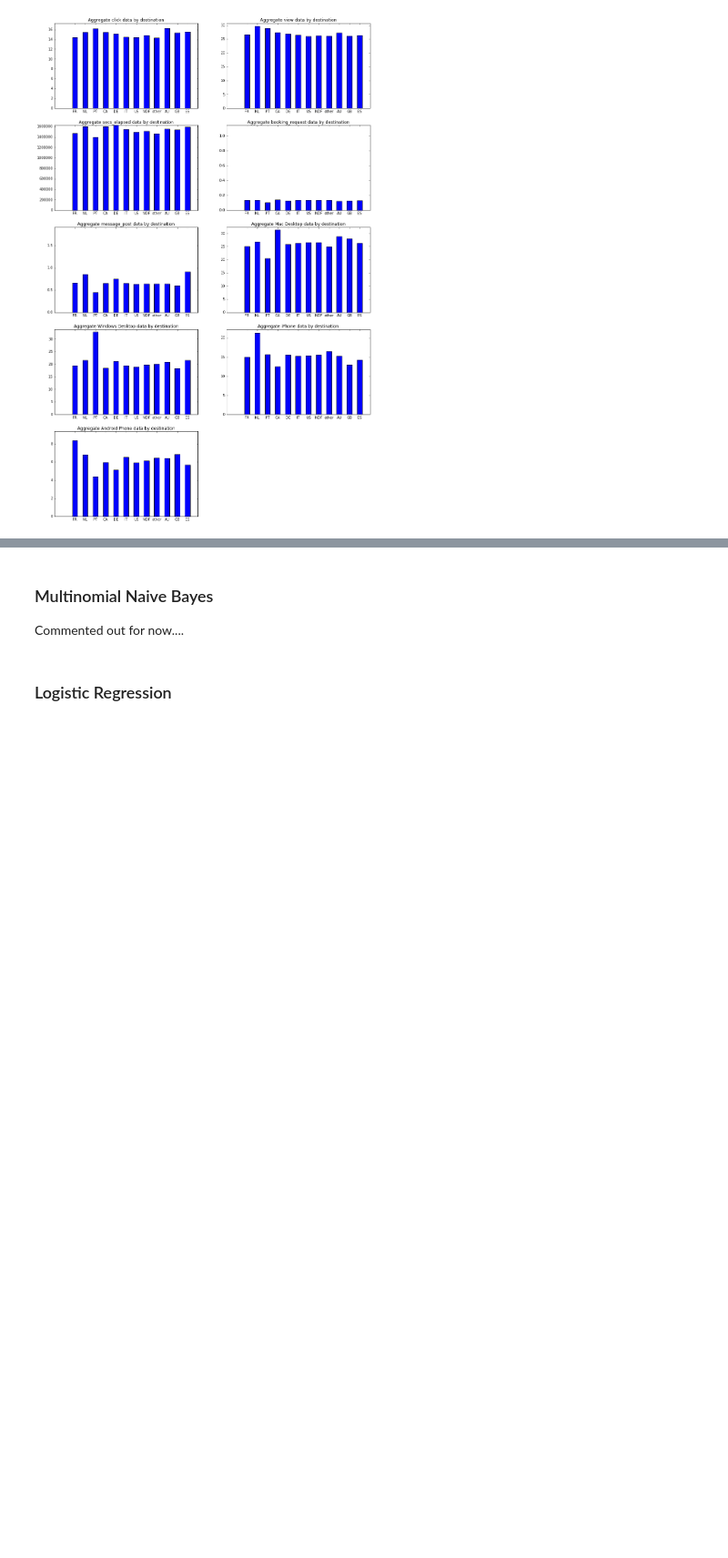
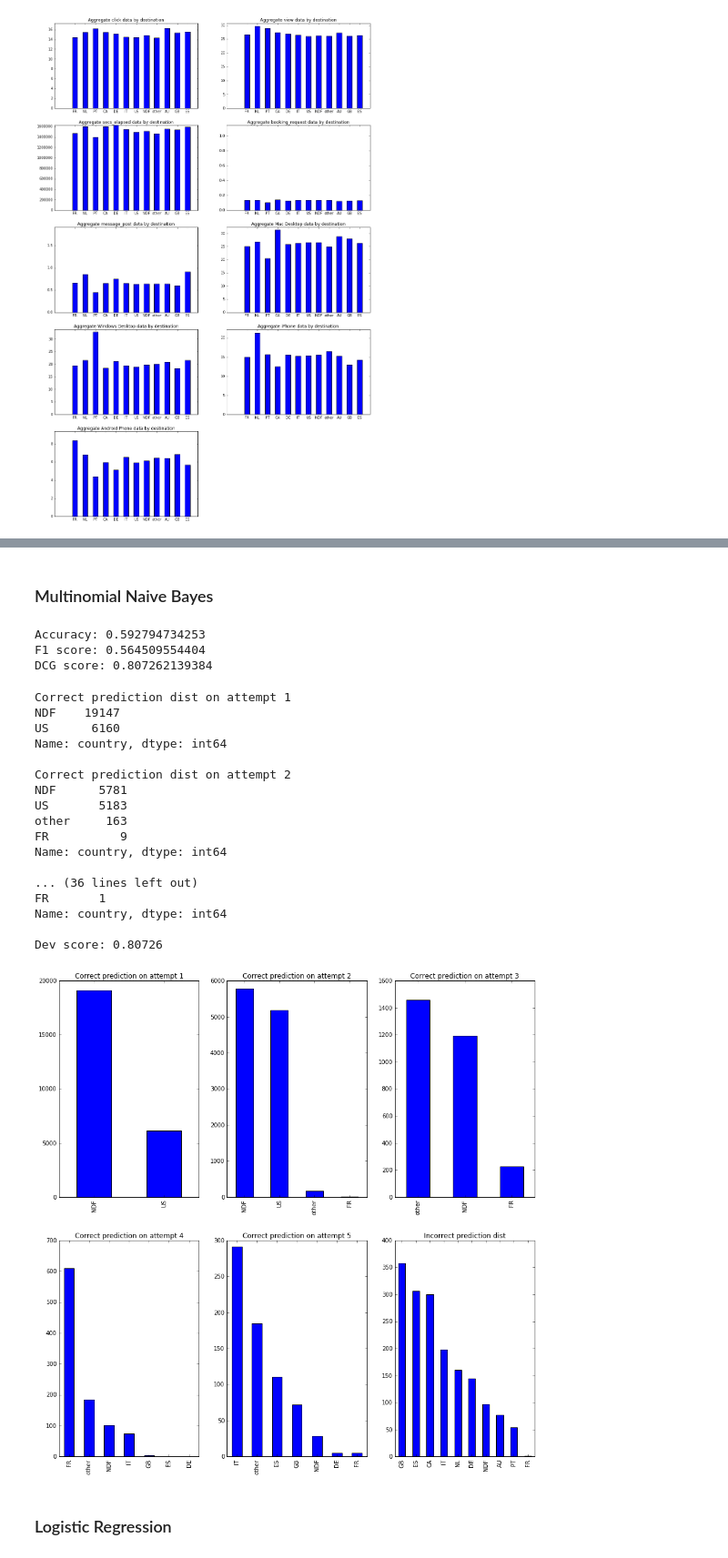
Before and after one commit to kyungguyeo/W207-Final-Project, a Jupyter notebook: airbnb_presentation.ipynb, the cells around one changed output, grey strips where cells are left out. Shown at 91% size. Drawn from its saved outputs; the diff is of its cells as text; code cells hidden in the pictures; blank space fills up the shorter version.

```diff
--- a/airbnb_presentation.ipynb
+++ b/airbnb_presentation.ipynb
@@ -617,13 +463,14 @@ def Predict_Top5(m, target='dev'):
 # %% [markdown]
 ### Multinomial Naive Bayes
-
-Commented out for now....
 # %%
 # Train Naive Bayes Model.
-#mnb = MultinomialNB()
-#mnb.fit(train_x, train_y)
-#print "Classes: {0}".format(mnb.classes_)
-#print "Class count: {0}".format(mnb.class_count_)
-#print "Accuracy: {0}".format(mnb.score(dev_x, dev_y))
-#predictions = mnb.predict(dev_x)
-#print "F1 score: {0}".format(metrics.f1_score(dev_y,predictions,average="weighted"))
+mnb = MultinomialNB()
+mnb.fit(train_x, train_y)
+predictions = mnb.predict(dev_x)
+print "Accuracy: {0}".format(mnb.score(dev_x, dev_y))
+print "F1 score: {0}".format(metrics.f1_score(dev_y,predictions,average="weighted"))
+print "DCG score: {0}".format(FinalScore(Predict_Top5(mnb, 'dev')))
+# %% [output]
+Accuracy: 0.592794734253
+F1 score: 0.564509554404
+DCG score: 0.807262139384
@@ -652,3 +482,24 @@ Commented out for now....
+# %%
+Dump(Predict_Top5(mnb, 'dev'))
+# %% [output]
+Correct prediction dist on attempt 1
+NDF    19147
+US      6160
+Name: country, dtype: int64
+
+Correct prediction dist on attempt 2
+NDF      5781
+US       5183
+other     163
+FR          9
+Name: country, dtype: int64
+
+... (36 lines left out)
+FR       1
+Name: country, dtype: int64
+
+Dev score: 0.80726
+[figure, added]
 # %% [markdown]
 ### Logistic Regression
 # %%
```
Also changed, not shown: parts of 55 cells of this notebook.
